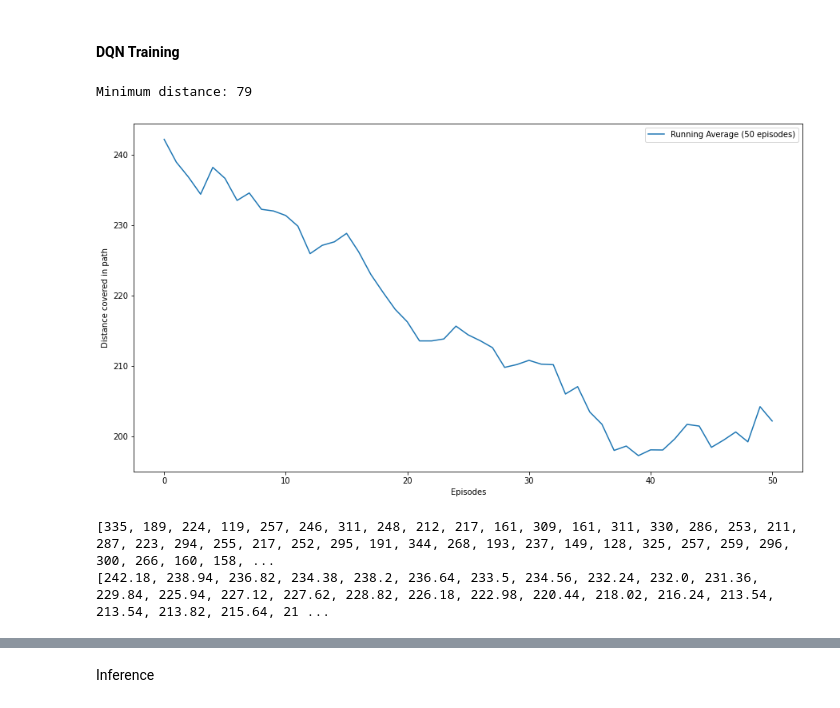
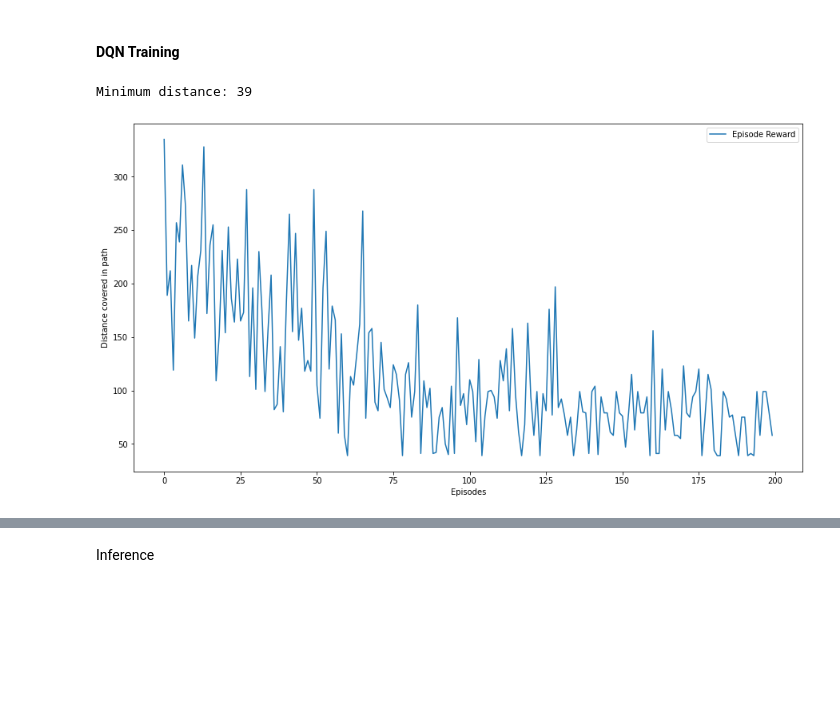
Before and after one commit to Shridhar2602/TSP-RL, a Jupyter notebook: TSP.ipynb, the cells around one changed output, grey strips where cells are left out. Saved outputs shown, nothing was run; the diff lists cells and outputs as text; code cells hidden in the pictures; blank space fills up the shorter version.

Commit message:
add DQN and DDQN

```diff
--- a/TSP.ipynb
+++ b/TSP.ipynb
@@ -79,7 +86,7 @@ class TSPEnv():
 		if(dist == 0):
 			return 0
 
-		return -1 * problem.get_weight(state, next_state)
+		return float(-1 * problem.get_weight(state, next_state))
 
 	def reward_rec(self, state, action, next_state):
 		dist = problem.get_weight(state, next_state)
@@ -104,9 +111,9 @@ class TSPEnv():
 		self.state = next_state;
 
 		if len(self.visited_states) == self.n_states + 1:
-			return next_state, r, True
+			return next_state, r, 1
 
-		return next_state, r, False
+		return next_state, r, 0
 
 	def render_path(self):
 
@@ -215,16 +256,19 @@ from algorithms.DQN import DQN
 # %%
 from algorithms.QLearning import QAgent
 from algorithms.Sarsa import SarsaAgent
+from algorithms.DQN import DQNAgent
+from algorithms.DDQN import DDQNAgent
 
-env = TSPEnv(problem);
+benv = TSPEnv(problem);
 
 # agent = QAgent(env.n_states, env.n_actions, epsilon = 1.0, epsilon_min = 0.01, epsilon_decay = 0.999, gamma = 0.01, lr = 0.0001);
 # train_Q(env, agent, n_episodes = 1000)
 
-agent = SarsaAgent(env.n_states, env.n_actions, epsilon = 1.0, epsilon_min = 0.0001, epsilon_decay = 0.999, gamma = 0.01, lr = 0.001);
-train_Sarsa(env, agent, n_episodes = 100)
+# agent = SarsaAgent(env.n_states, env.n_actions, epsilon = 1.0, epsilon_min = 0.0001, epsilon_decay = 0.999, gamma = 0.01, lr = 0.001);
+# train_Sarsa(env, agent, n_episodes = 100)
+
+agent = DQNAgent(env.n_states, env.n_actions, epsilon = 1.0, epsilon_min = 0.01, epsilon_decay = 0.999, gamma = 0.8, lr = 0.001, memory_size=512, batch_size=64);
+train_DQN(env, agent, n_episodes = 200)
 # %% [output]
-Minimum distance: 79
+Minimum distance: 39
-[figure, old version]
+[figure, new version]
-[335, 189, 224, 119, 257, 246, 311, 248, 212, 217, 161, 309, 161, 311, 330, 286, 253, 211, 287, 223, 294, 255, 217, 252, 295, 191, 344, 268, 193, 237, 149, 128, 325, 257, 259, 296, 300, 266, 160, 158, ...
-[242.18, 238.94, 236.82, 234.38, 238.2, 236.64, 233.5, 234.56, 232.24, 232.0, 231.36, 229.84, 225.94, 227.12, 227.62, 228.82, 226.18, 222.98, 220.44, 218.02, 216.24, 213.54, 213.54, 213.82, 215.64, 21 ...
```
Also changed, not shown: parts of 6 cells of this notebook, 3 other files.
